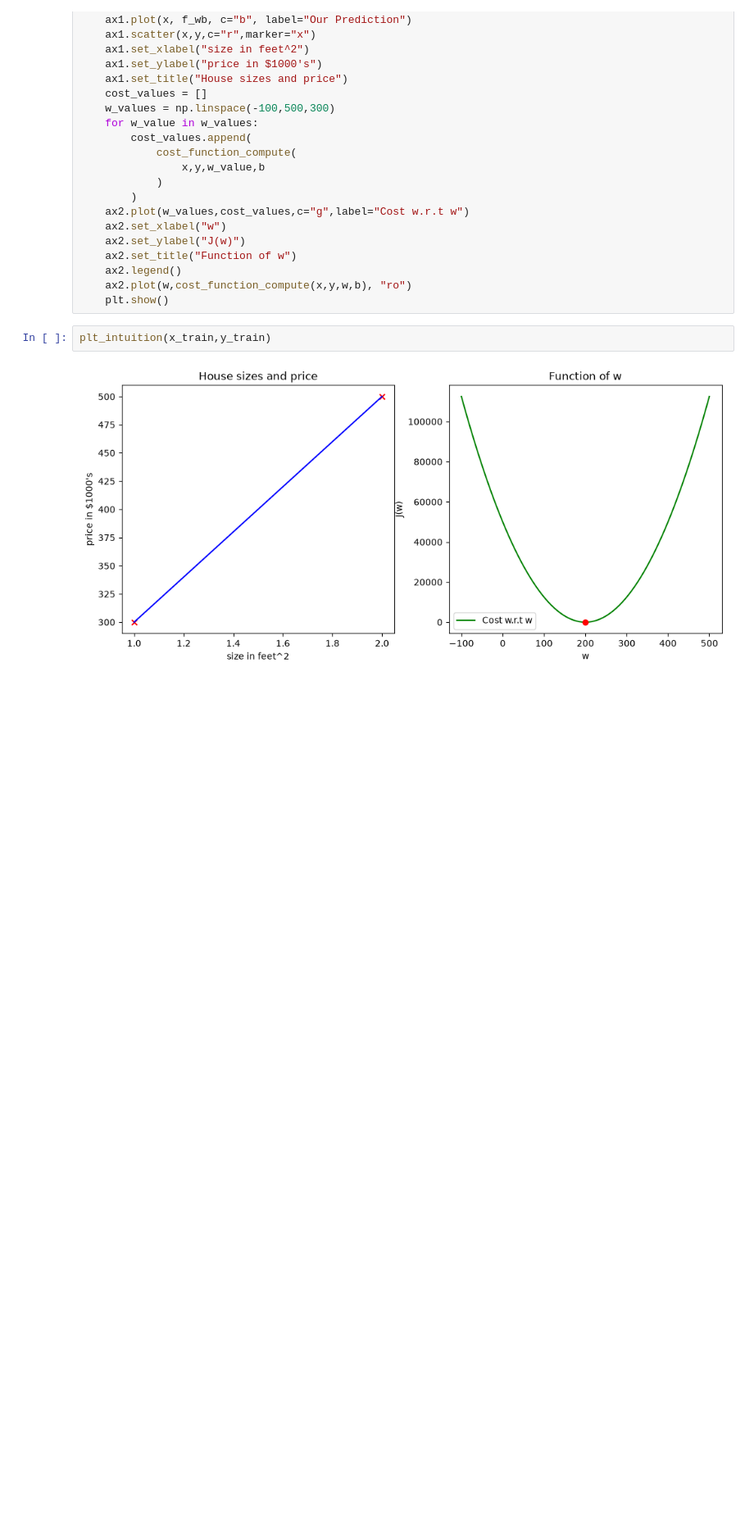
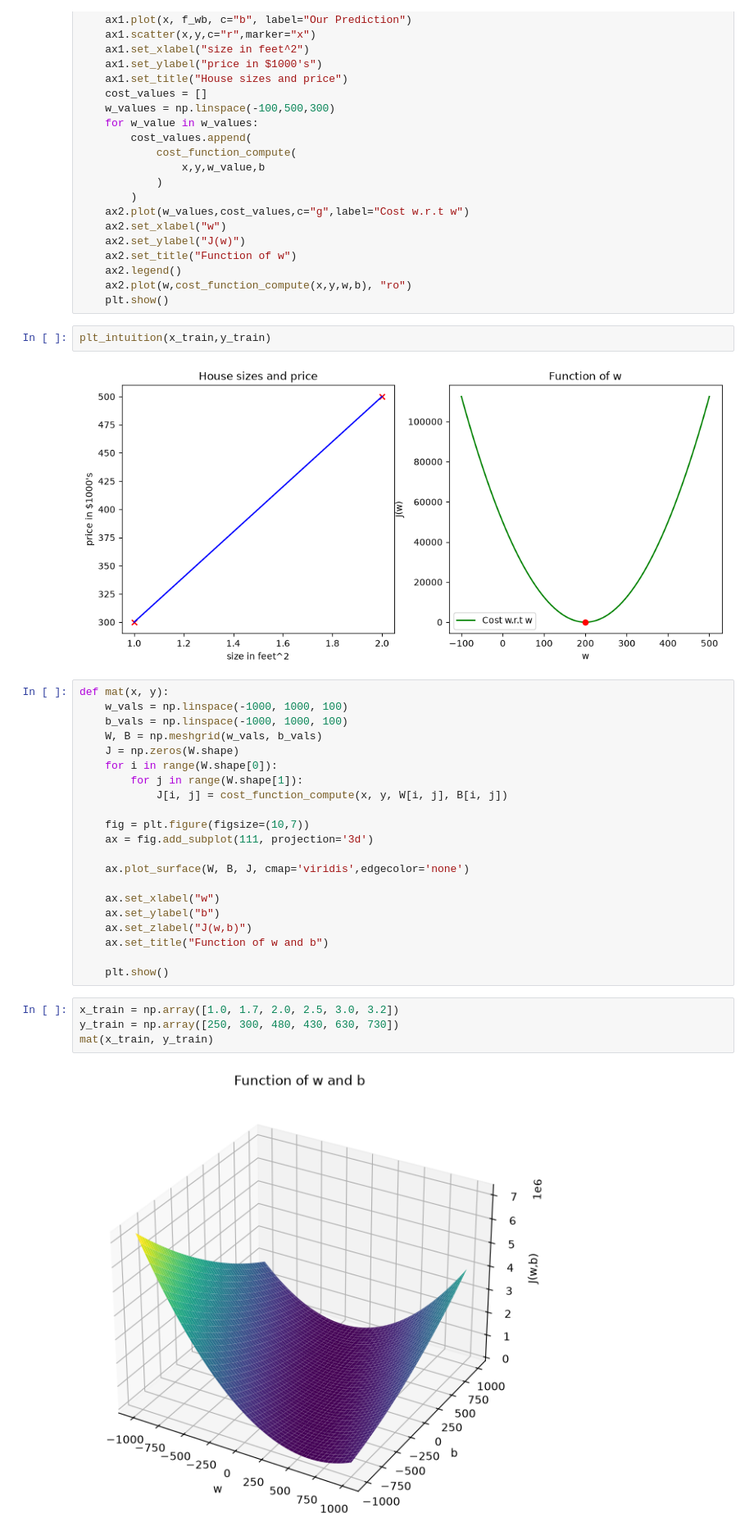
Before and after one commit to AgentSquareOfficial/ml-codes-and-projects, a Jupyter notebook: linear-regression/cost_function.ipynb, the cells around one changed output. Shown at 82% size. Cells and saved outputs as stored; diff of their text form; blank space fills up the shorter version.

Commit message:
added 3d graph to show J(w,b) w.r.t w and b

```diff
--- a/linear-regression/cost_function.ipynb
+++ b/linear-regression/cost_function.ipynb
@@ -58,3 +58,30 @@ def plt_intuition(x,y):
 plt_intuition(x_train,y_train)
 # %% [output]
 [figure]
+# %%
+def mat(x, y):
+    w_vals = np.linspace(-1000, 1000, 100)
+    b_vals = np.linspace(-1000, 1000, 100)
+    W, B = np.meshgrid(w_vals, b_vals)
+    J = np.zeros(W.shape)
+    for i in range(W.shape[0]):
+        for j in range(W.shape[1]):
+            J[i, j] = cost_function_compute(x, y, W[i, j], B[i, j])
+
+    fig = plt.figure(figsize=(10,7))
+    ax = fig.add_subplot(111, projection='3d')
+
+    ax.plot_surface(W, B, J, cmap='viridis',edgecolor='none')
+
+    ax.set_xlabel("w")
+    ax.set_ylabel("b")
+    ax.set_zlabel("J(w,b)")
+    ax.set_title("Function of w and b")
+
+    plt.show()
+# %%
+x_train = np.array([1.0, 1.7, 2.0, 2.5, 3.0, 3.2])
+y_train = np.array([250, 300, 480, 430, 630, 730])
+mat(x_train, y_train)
+# %% [output]
+[figure, added]
```
